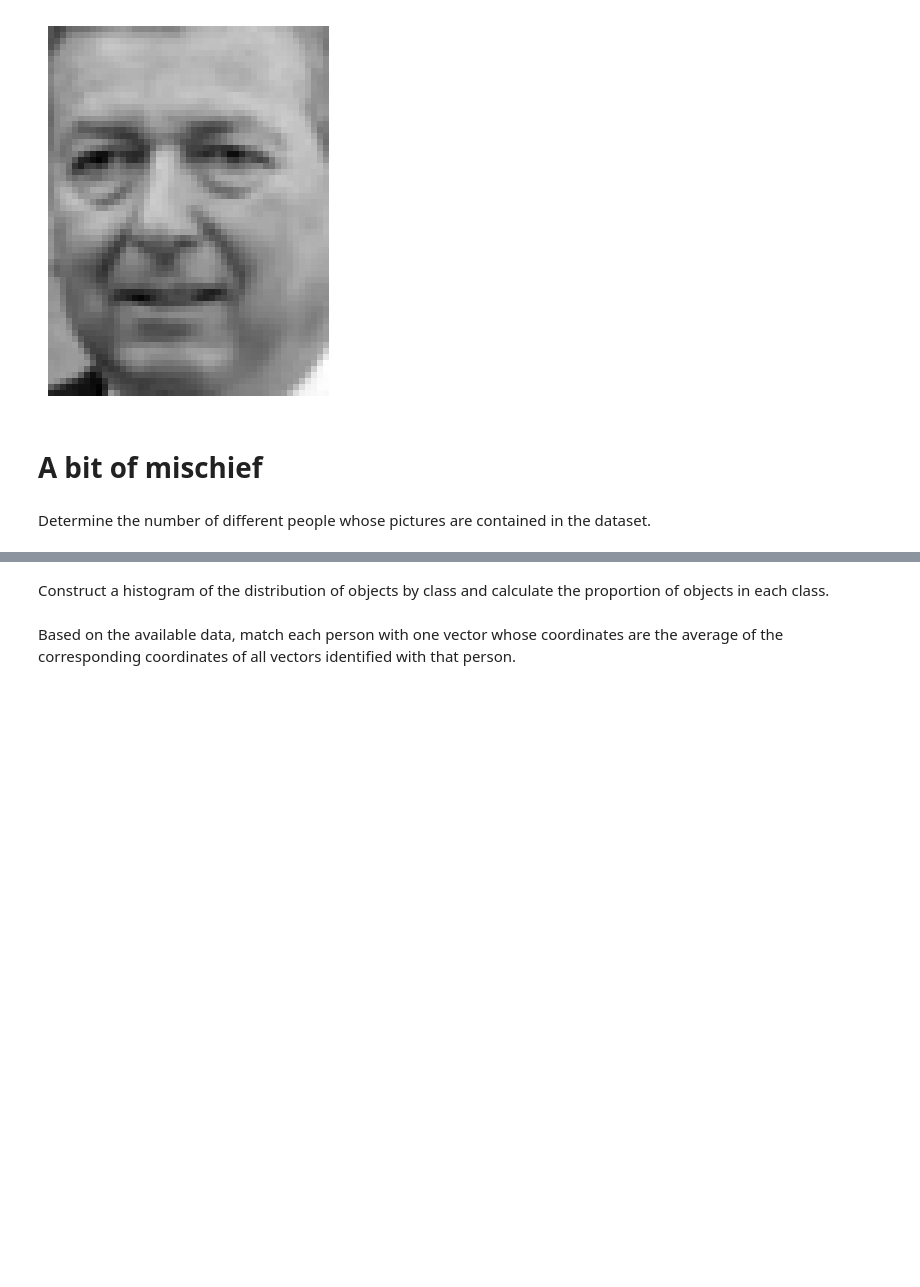
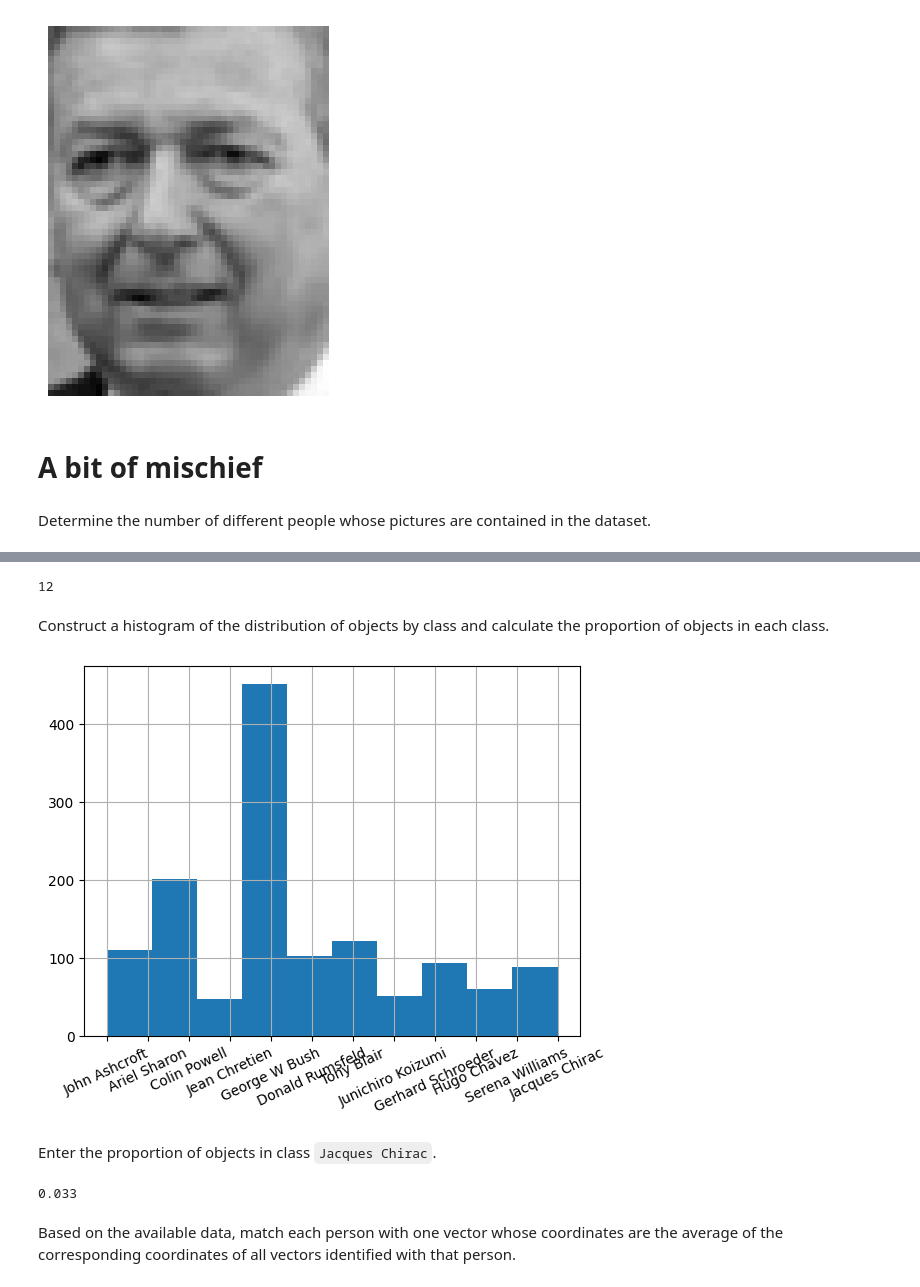
Before and after one commit to tutsilianna/Introduction_to_ML_and_Advanced_ML_Python, a Jupyter notebook: Support Vector Machine (SVM)/Support_Vector_Machine_(SVM)_|_Exercise_6.ipynb, the cells around one changed output, grey strips where cells are left out. Cells and saved outputs as stored; diff of their text form; code cells hidden in the pictures; blank space fills up the shorter version.

```diff
--- a/Support Vector Machine (SVM)/Support_Vector_Machine_(SVM)_|_Exercise_6.ipynb
+++ b/Support Vector Machine (SVM)/Support_Vector_Machine_(SVM)_|_Exercise_6.ipynb
@@ -66,2 +80,6 @@ Determine the number of different people whose pictures are contained in the dat
+# %%
+len(df['label'].value_counts())
+# %% [output]
+12
 # %% [markdown]
 Construct a histogram of the distribution of objects by class and calculate the proportion of objects in each class.
@@ -70,2 +86,12 @@ Construct a histogram of the distribution of objects by class and calculate the
+# %%
+df['label'].hist(xrot=25);
+# %% [output]
+[figure, added]
+# %% [markdown]
+Enter the proportion of objects in class `Jacques Chirac`.
+# %%
+round(df[df['label'] == 'Jacques Chirac'].shape[0] / df.shape[0], 3)
+# %% [output]
+0.033
 # %% [markdown]
 Based on the available data, match each person with one vector whose coordinates are the average of the corresponding coordinates of all vectors identified with that person.
```
Also changed, not shown: parts of 56 cells of this notebook.
